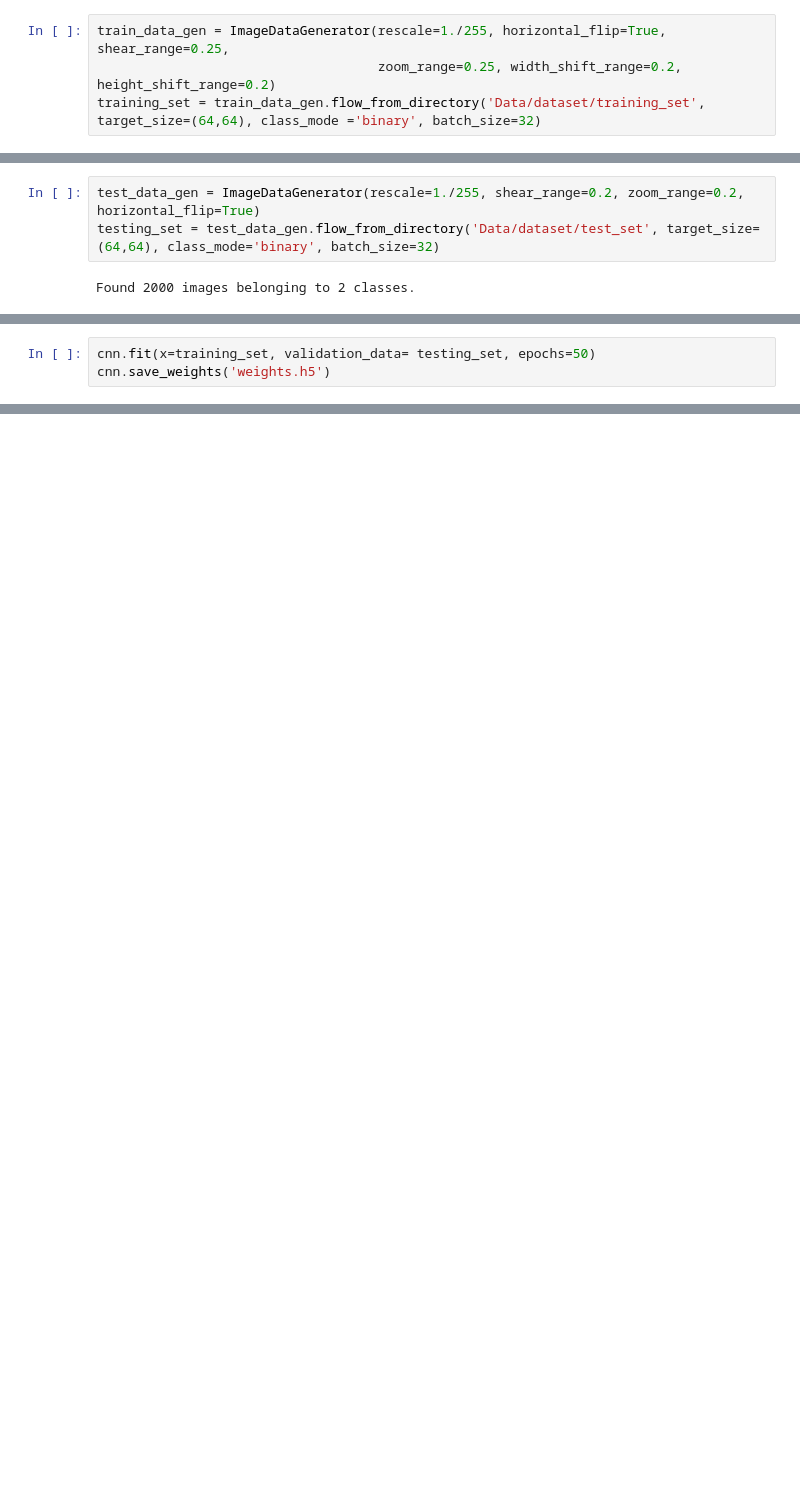
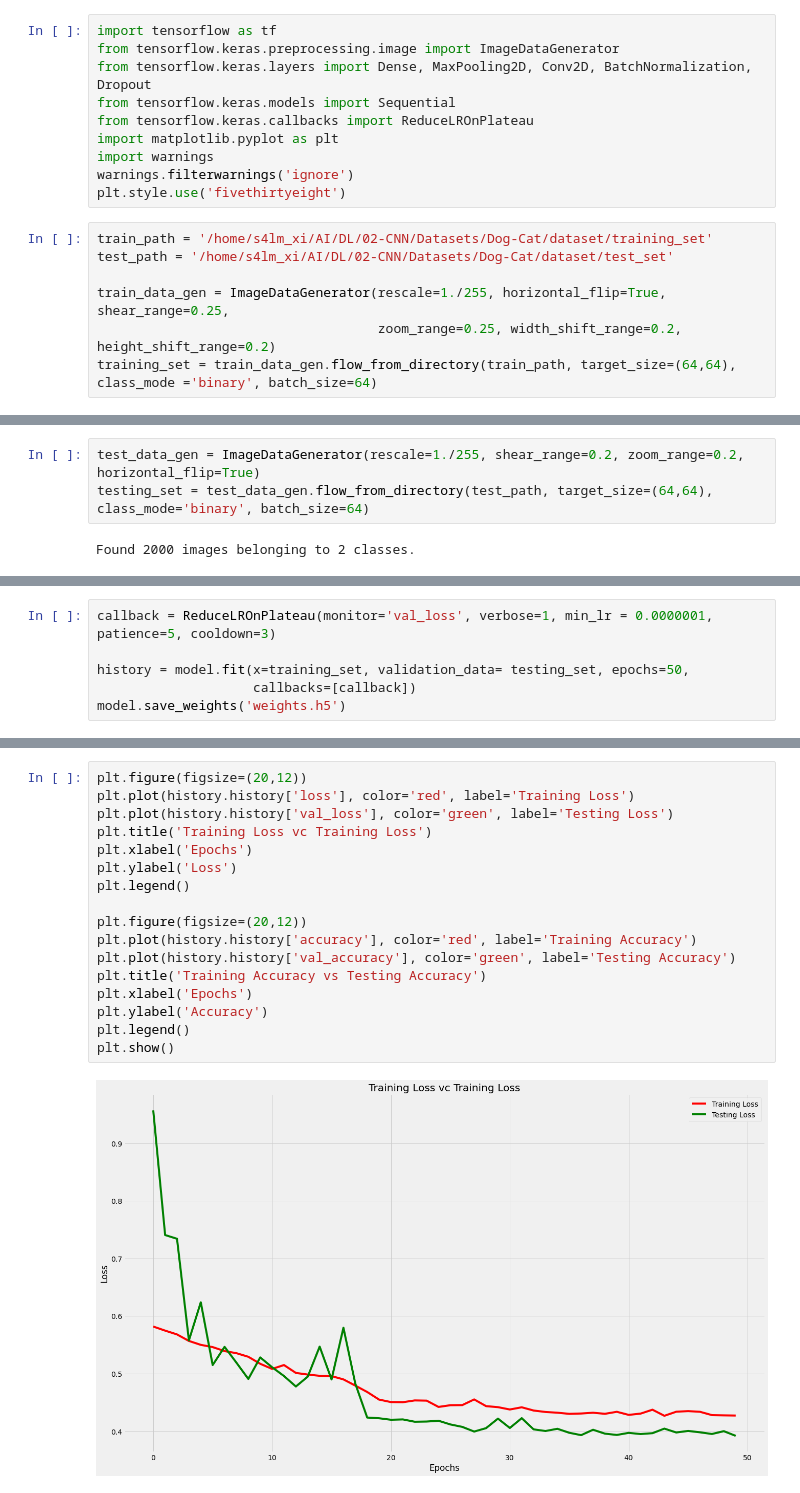
Before and after one commit to qNOVAq/AI, a Jupyter notebook: DL/02-CNN/01-Dog_cat/main.ipynb, the cells around one changed output, grey strips where cells are left out. Drawn from its saved outputs; the diff is of its cells as text; blank space fills up the shorter version.

```diff
--- a/DL/02-CNN/01-Dog_cat/main.ipynb
+++ b/DL/02-CNN/01-Dog_cat/main.ipynb
@@ -4,11 +1,24 @@ from keras.preprocessing.image import ImageDataGenerator
+# %%
+import tensorflow as tf
+from tensorflow.keras.preprocessing.image import ImageDataGenerator
+from tensorflow.keras.layers import Dense, MaxPooling2D, Conv2D, BatchNormalization, Dropout
+from tensorflow.keras.models import Sequential
+from tensorflow.keras.callbacks import ReduceLROnPlateau
+import matplotlib.pyplot as plt
+import warnings
+warnings.filterwarnings('ignore')
+plt.style.use('fivethirtyeight')
 # %%
+train_path = '/home/s4lm_xi/AI/DL/02-CNN/Datasets/Dog-Cat/dataset/training_set'
+test_path = '/home/s4lm_xi/AI/DL/02-CNN/Datasets/Dog-Cat/dataset/test_set'
+
 train_data_gen = ImageDataGenerator(rescale=1./255, horizontal_flip=True, shear_range=0.25,
                                     zoom_range=0.25, width_shift_range=0.2, height_shift_range=0.2)
-training_set = train_data_gen.flow_from_directory('Data/dataset/training_set', target_size=(64,64), class_mode ='binary', batch_size=32)
+training_set = train_data_gen.flow_from_directory(train_path, target_size=(64,64), class_mode ='binary', batch_size=64)
 # %% [output]
 Found 8000 images belonging to 2 classes.
 # %%
 test_data_gen = ImageDataGenerator(rescale=1./255, shear_range=0.2, zoom_range=0.2, horizontal_flip=True)
-testing_set = test_data_gen.flow_from_directory('Data/dataset/test_set', target_size=(64,64), class_mode='binary', batch_size=32)
+testing_set = test_data_gen.flow_from_directory(test_path, target_size=(64,64), class_mode='binary', batch_size=64)
 # %% [output]
 Found 2000 images belonging to 2 classes.
@@ -43,5 +49,8 @@ cnn.compile(optimizer='adam', loss='binary_crossentropy', metrics=['accuracy'])
 # %%
-cnn.fit(x=training_set, validation_data= testing_set, epochs=50)
-cnn.save_weights('weights.h5')
+callback = ReduceLROnPlateau(monitor='val_loss', verbose=1, min_lr = 0.0000001, patience=5, cooldown=3)
+
+history = model.fit(x=training_set, validation_data= testing_set, epochs=50,
+                    callbacks=[callback])
+model.save_weights('weights.h5')
 # %% [output]
 Epoch 1/50
@@ -81,0 +73,19 @@ prediction
+# %%
+plt.figure(figsize=(20,12))
+plt.plot(history.history['loss'], color='red', label='Training Loss')
+plt.plot(history.history['val_loss'], color='green', label='Testing Loss')
+plt.title('Training Loss vc Training Loss')
+plt.xlabel('Epochs')
+plt.ylabel('Loss')
+plt.legend()
+
+plt.figure(figsize=(20,12))
+plt.plot(history.history['accuracy'], color='red', label='Training Accuracy')
+plt.plot(history.history['val_accuracy'], color='green', label='Testing Accuracy')
+plt.title('Training Accuracy vs Testing Accuracy')
+plt.xlabel('Epochs')
+plt.ylabel('Accuracy')
+plt.legend()
+plt.show()
+# %% [output]
+[figure, added]
```
Also changed, not shown: parts of 11 cells of this notebook, 1 other file.
